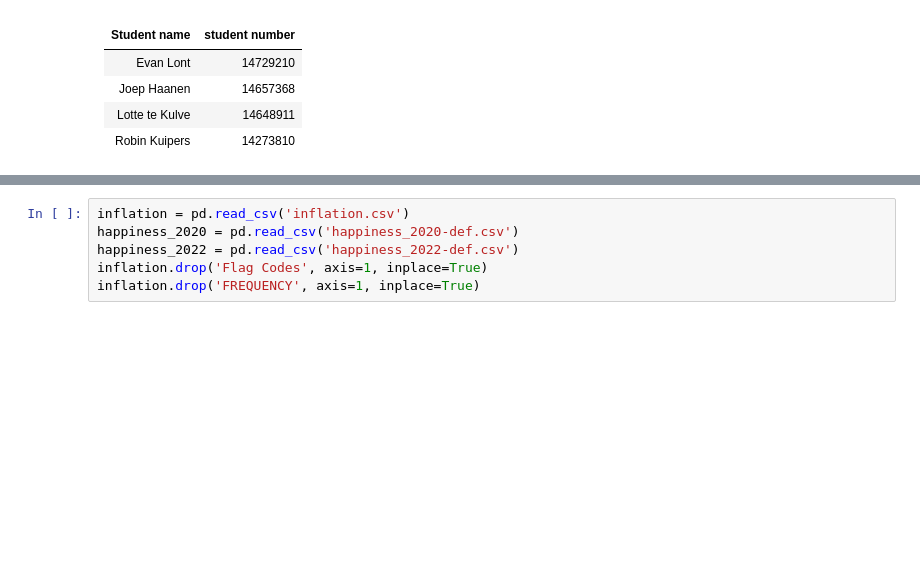
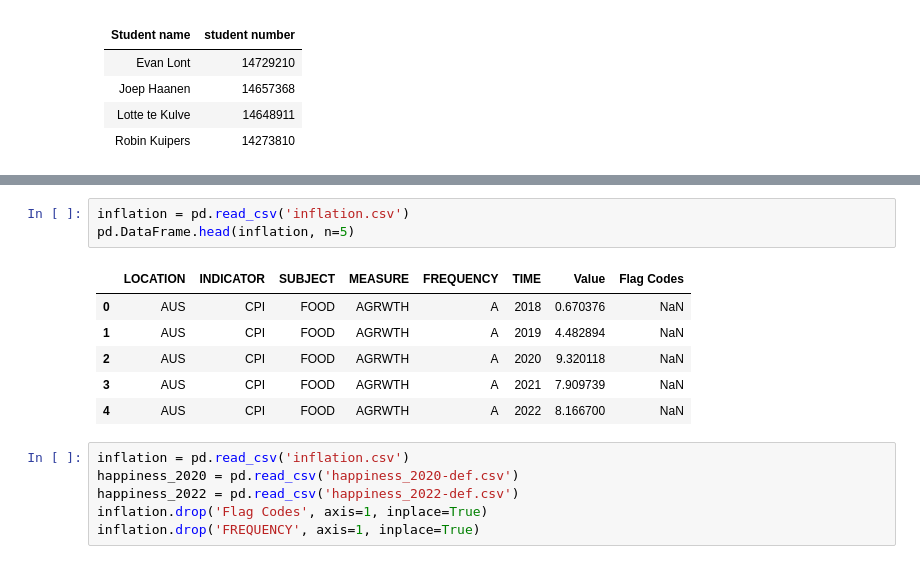
Before and after one commit to rxbinashley/infovisb4, a Jupyter notebook: _sources/docs/draft.ipynb, the cells around one changed output, grey strips where cells are left out. Cells and saved outputs as stored; diff of their text form; blank space fills up the shorter version.

```diff
--- a/_sources/docs/draft.ipynb
+++ b/_sources/docs/draft.ipynb
@@ -127,3 +153,13 @@ Based on the discussions we had, we:
+# %%
+inflation = pd.read_csv('inflation.csv')
+pd.DataFrame.head(inflation, n=5)
+# %% [output]
+|  | LOCATION | INDICATOR | SUBJECT | MEASURE | FREQUENCY | TIME | Value | Flag Codes |
+| 0 | AUS | CPI | FOOD | AGRWTH | A | 2018 | 0.670376 | NaN |
+| 1 | AUS | CPI | FOOD | AGRWTH | A | 2019 | 4.482894 | NaN |
+| 2 | AUS | CPI | FOOD | AGRWTH | A | 2020 | 9.320118 | NaN |
+| 3 | AUS | CPI | FOOD | AGRWTH | A | 2021 | 7.909739 | NaN |
+| 4 | AUS | CPI | FOOD | AGRWTH | A | 2022 | 8.166700 | NaN |
 # %%
 inflation = pd.read_csv('inflation.csv')
 happiness_2020 = pd.read_csv('happiness_2020-def.csv')
```
Also changed, not shown: parts of 52 cells of this notebook, 8 other files.
